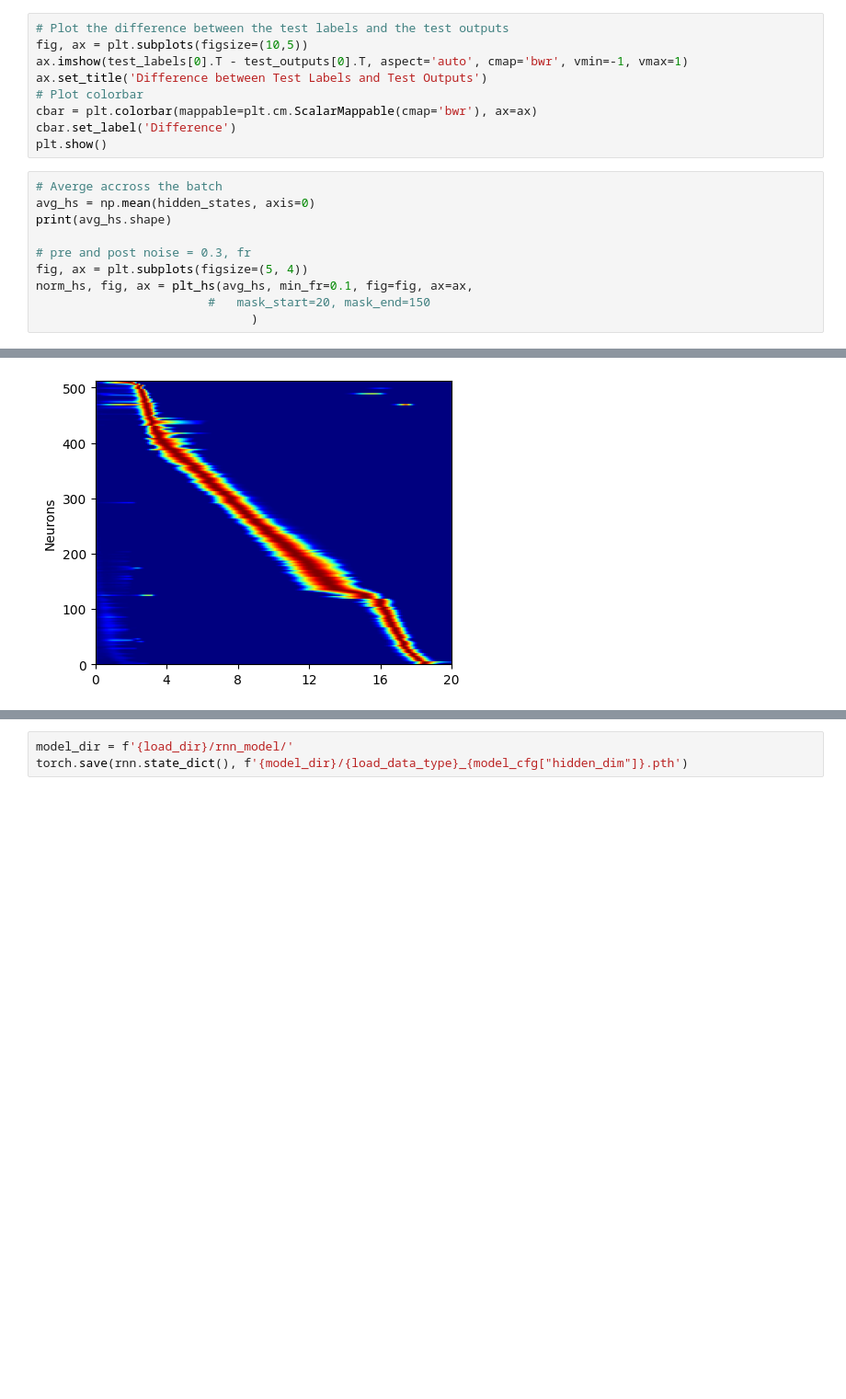
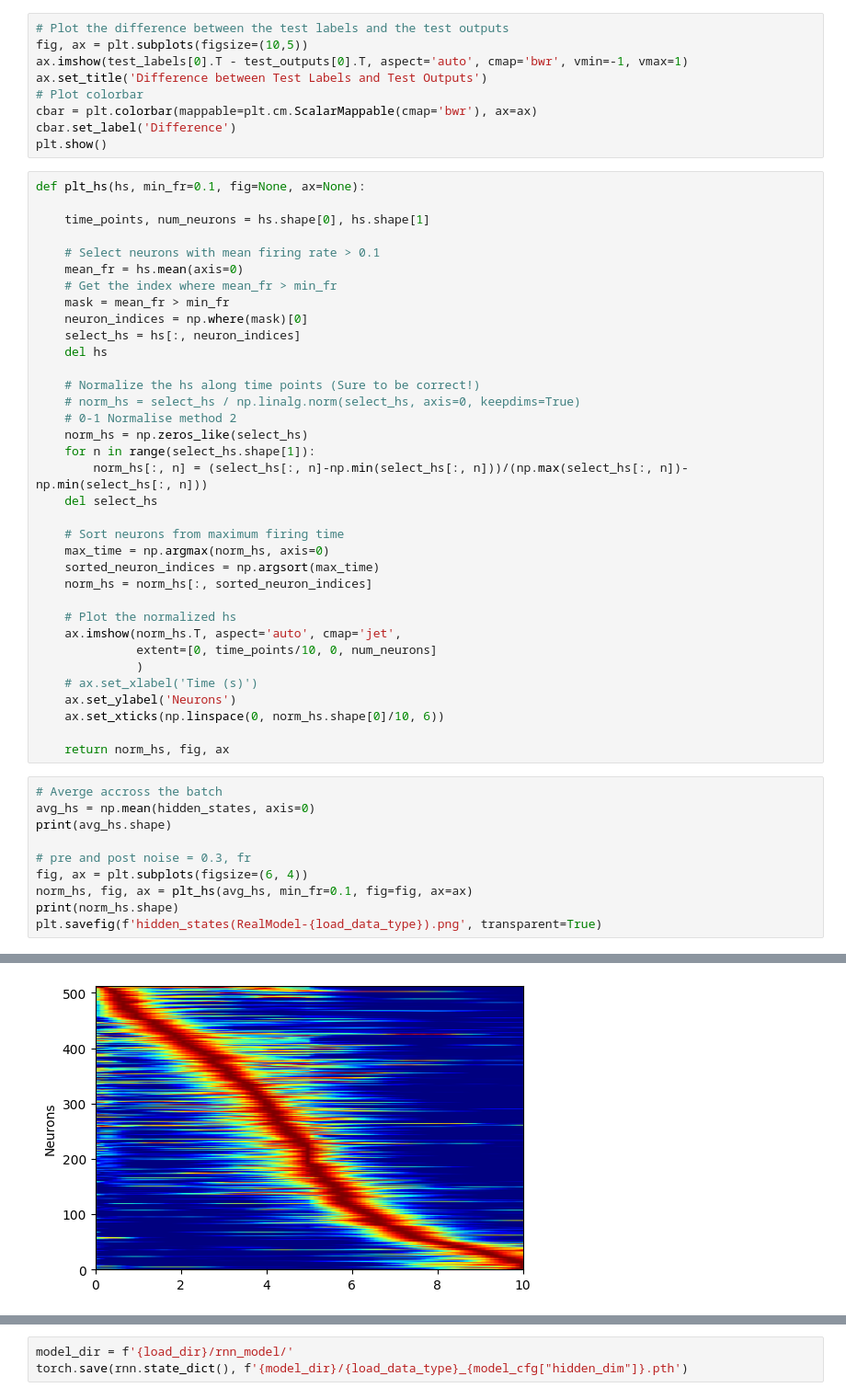
Before and after one commit to qrsyu/STCell, a Jupyter notebook: code/spacetime_task.ipynb, the cells around one changed output, grey strips where cells are left out. Shown at 92% size. Saved outputs shown, nothing was run; the diff lists cells and outputs as text; blank space fills up the shorter version.

```diff
--- a/code/spacetime_task.ipynb
+++ b/code/spacetime_task.ipynb
@@ -295,14 +286,49 @@ ax.set_title('Difference between Test Labels and Test Outputs')
 cbar = plt.colorbar(mappable=plt.cm.ScalarMappable(cmap='bwr'), ax=ax)
 cbar.set_label('Difference')
 plt.show()
+# %%
+def plt_hs(hs, min_fr=0.1, fig=None, ax=None):
+
+    time_points, num_neurons = hs.shape[0], hs.shape[1]
+
+    # Select neurons with mean firing rate > 0.1
+    mean_fr = hs.mean(axis=0)
+    # Get the index where mean_fr > min_fr
+    mask = mean_fr > min_fr
+    neuron_indices = np.where(mask)[0]
+    select_hs = hs[:, neuron_indices]
+    del hs
+
+    # Normalize the hs along time points (Sure to be correct!)
+    # norm_hs = select_hs / np.linalg.norm(select_hs, axis=0, keepdims=True)
+    # 0-1 Normalise method 2
+    norm_hs = np.zeros_like(select_hs)
+    for n in range(select_hs.shape[1]):
+        norm_hs[:, n] = (select_hs[:, n]-np.min(select_hs[:, n]))/(np.max(select_hs[:, n])-np.min(select_hs[:, n]))
+    del select_hs
+
+    # Sort neurons from maximum firing time
+    max_time = np.argmax(norm_hs, axis=0)
+    sorted_neuron_indices = np.argsort(max_time)
+    norm_hs = norm_hs[:, sorted_neuron_indices]
+
+    # Plot the normalized hs
+    ax.imshow(norm_hs.T, aspect='auto', cmap='jet',
+              extent=[0, time_points/10, 0, num_neurons]
+              )
+    # ax.set_xlabel('Time (s)')
+    ax.set_ylabel('Neurons')
+    ax.set_xticks(np.linspace(0, norm_hs.shape[0]/10, 6))
+
+    return norm_hs, fig, ax
 # %%
 # Averge accross the batch
 avg_hs = np.mean(hidden_states, axis=0)
 print(avg_hs.shape)
 
 # pre and post noise = 0.3, fr
-fig, ax = plt.subplots(figsize=(5, 4))
-norm_hs, fig, ax = plt_hs(avg_hs, min_fr=0.1, fig=fig, ax=ax,
-                        #   mask_start=20, mask_end=150
-                              )
+fig, ax = plt.subplots(figsize=(6, 4))
+norm_hs, fig, ax = plt_hs(avg_hs, min_fr=0.1, fig=fig, ax=ax)
+print(norm_hs.shape)
+plt.savefig(f'hidden_states(RealModel-{load_data_type}).png', transparent=True)
 # %% [output]
@@ -310 +337 @@ norm_hs, fig, ax = plt_hs(avg_hs, min_fr=0.1, fig=fig, ax=ax,
-[figure, old version]
+[figure, new version]
```
Also changed, not shown: parts of 25 cells of this notebook, 7 other files.
